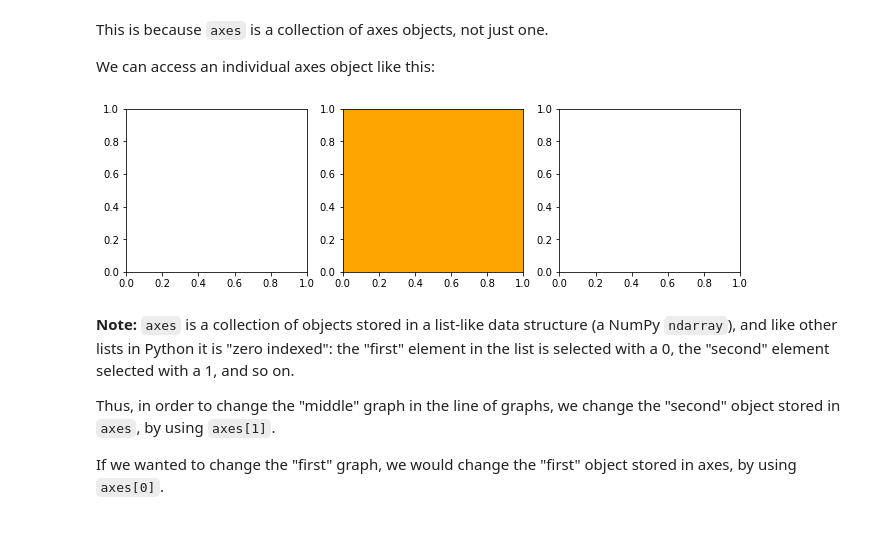
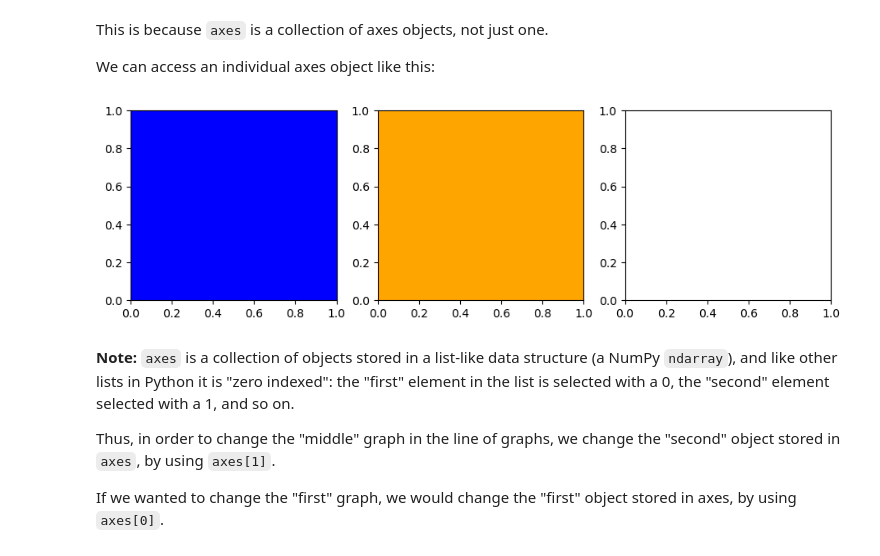
Before and after one commit to marxmayama/dsc-more-practice-with-matplotlib, a Jupyter notebook: index.ipynb, the cells around one changed output. Drawn from its saved outputs; the diff is of its cells as text; code cells hidden in the pictures.

```diff
--- a/index.ipynb
+++ b/index.ipynb
@@ -378,8 +378,9 @@ We can access an individual axes object like this:
 # %%
 fig, axes = plt.subplots(figsize=(11, 3), ncols=3)
 axes[1].set_facecolor("orange")
+axes[0].set_facecolor("blue")
 # %% [output]
-[figure, old version]
+[figure, new version]
 # %% [markdown]
 **Note:** `axes` is a collection of objects stored in a list-like data structure (a NumPy `ndarray`), and like other lists in Python it is "zero indexed": the "first" element in the list is selected with a 0, the "second" element selected with a 1, and so on.
 
```
Also changed, not shown: parts of 2 cells of this notebook.
